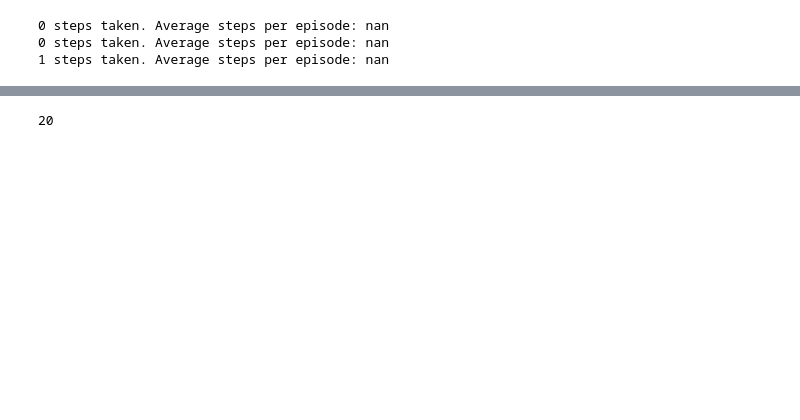
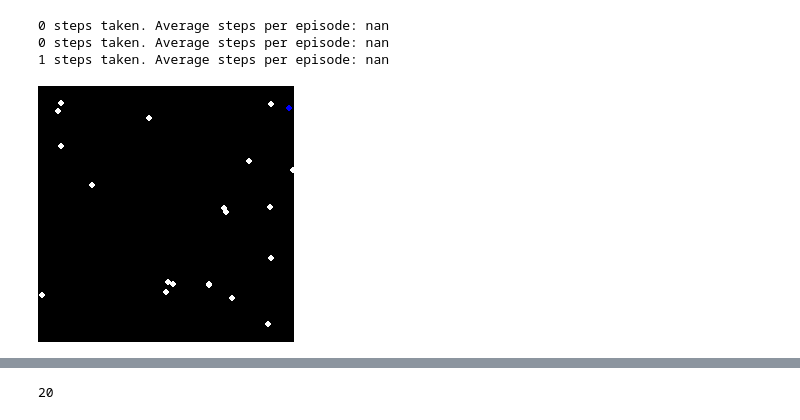
Before and after one commit to patedwards/zero-player-games, a Jupyter notebook: notebooks/02_simple_boids_env.ipynb, the cells around one changed output, grey strips where cells are left out. Cells and saved outputs as stored; diff of their text form; code cells hidden in the pictures; blank space fills up the shorter version.

```diff
--- a/notebooks/02_simple_boids_env.ipynb
+++ b/notebooks/02_simple_boids_env.ipynb
@@ -121,6 +118,13 @@ check_env(env)
 1 steps taken. Average steps per episode: nan
 # %%
 # wow, that passed
+# %%
+from gymnasium.wrappers import FrameStack
+env = FrameStack(env, num_stack=7)
+# %%
+Image.fromarray(env.render())
+# %% [output]
+[figure, added]
 # %%
 
 
```
Also changed, not shown: parts of 10 cells of this notebook, 8 other files.
